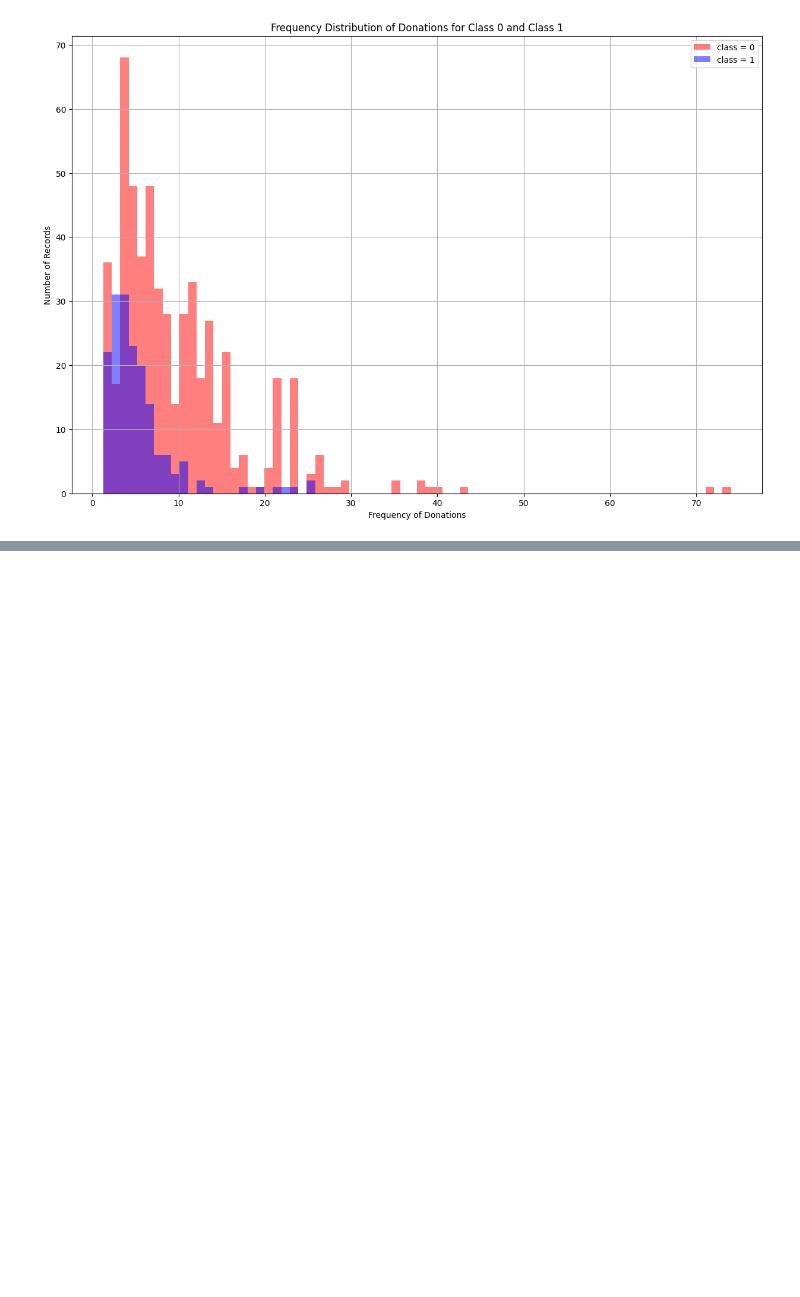
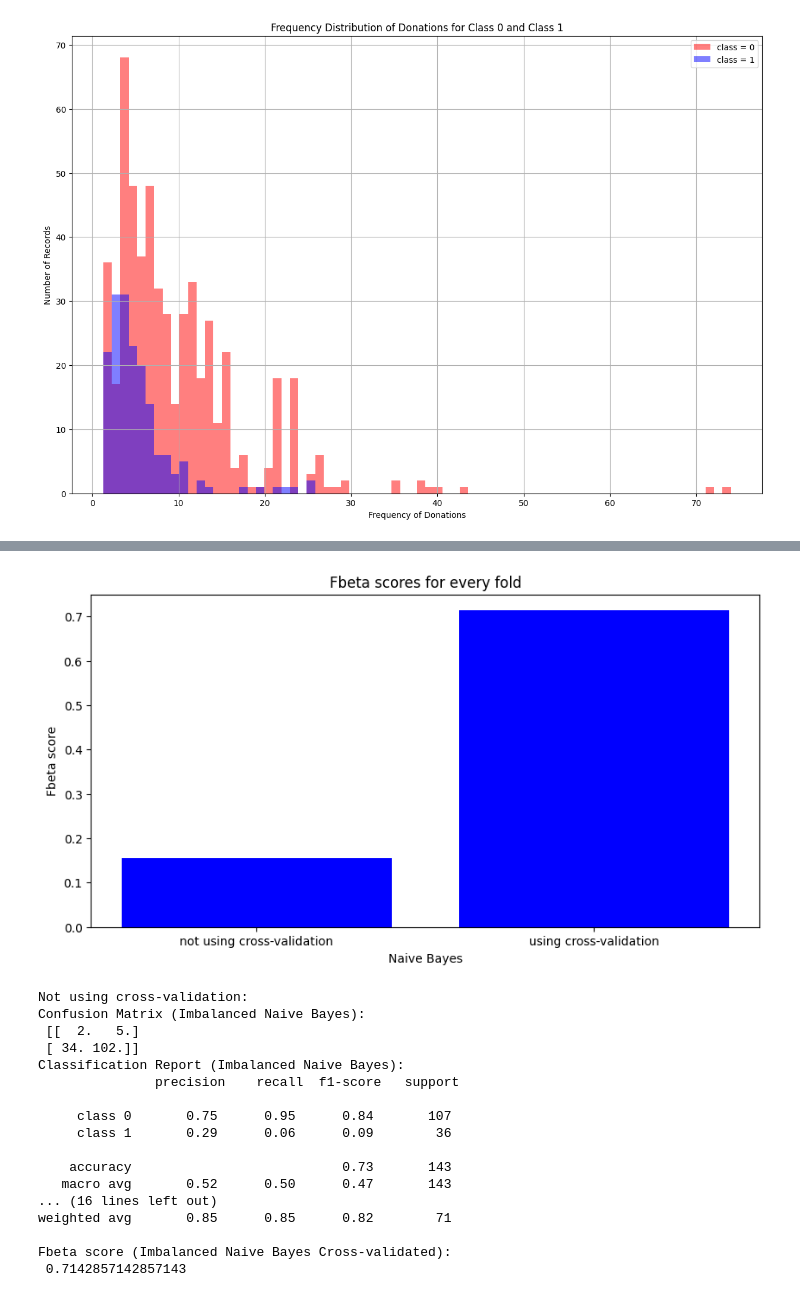
Before and after one commit to Nuraly1503/Data-Analytics, a Jupyter notebook: DA03/3-1.ipynb, the cells around one changed output, grey strips where cells are left out. Saved outputs shown, nothing was run; the diff lists cells and outputs as text; code cells hidden in the pictures; blank space fills up the shorter version.

```diff
--- a/DA03/3-1.ipynb
+++ b/DA03/3-1.ipynb
@@ -207,15 +209,21 @@ gnb = GaussianNB()
 gnb.fit(X_train, y_train)
 y_pred_imbalanced = gnb.predict(X_test)
 confusion_naive_imbalance = confusion_matrix(y_pred_imbalanced, y_test)
+fbeta_score_naive_imbalance = fbeta_score(y_test, y_pred_imbalanced, beta=0.5)
 print("Confusion Matrix (Imbalanced Naive Bayes):\n", confusion_naive_imbalance)
 print("Classification Report (Imbalanced Naive Bayes):\n", classification_report(y_test, y_pred_imbalanced, target_names=['class 0', 'class 1']))
+print("Fbeta score (Imbalanced Naive Bayes):\n", fbeta_score_naive_imbalance)
 
 # Train Naive Bayes on balanced data
 gnb.fit(X_train_res, y_train_res)
 y_pred_balanced = gnb.predict(X_test)
 confusion_naive_balance = confusion_matrix(y_pred_balanced, y_test)
+fbeta_score_naive_balanced = fbeta_score(y_test, y_pred_balanced, beta=0.5)
 print("Confusion Matrix (Balanced Naive Bayes):\n", confusion_naive_balance)
 print("Classification Report (Balanced Naive Bayes):\n", classification_report(y_test, y_pred_balanced, target_names=['class 0', 'class 1']))
+print("Fbeta score (Balanced Naive Bayes):\n", fbeta_score_naive_balanced)
+
+comparison_classification_report = classification_report(y_test, y_pred_imbalanced, target_names=['class 0', 'class 1'])
 # %% [output]
 Confusion Matrix (Imbalanced Naive Bayes):
  [[  2.   5.]
@@ -307,0 +379,40 @@ weighted avg       0.71      0.66      0.68       143
+# %%
+fbeta_comparison_fold = [fbeta_score_naive_imbalance, fbeta_scores_fold[7]]
+labels = ["not using cross-validation", "using cross-validation"]
+
+plt.figure(figsize=(10,5))
+plt.bar(labels, fbeta_comparison_fold, color='blue')
+
+plt.title('Fbeta scores for every fold')
+plt.xlabel('Naive Bayes')
+plt.ylabel('Fbeta score')
+plt.show()
+
+print("Not using cross-validation: ")
+print("Confusion Matrix (Imbalanced Naive Bayes):\n", confusion_naive_imbalance)
+print("Classification Report (Imbalanced Naive Bayes):\n", comparison_classification_report)
+print("Fbeta score (Imbalanced Naive Bayes):\n", fbeta_score_naive_imbalance)
+
+print("Using cross-validation: ")
+print("Confusion Matrix (Imbalanced Naive Bayes Cross-validated):\n", confusion_scores_fold[7])
+print("Classification Report (Imbalanced Naive Bayes Cross-validated):\n", classification_reports_fold[7])
+print("Fbeta score (Imbalanced Naive Bayes Cross-validated):\n", fbeta_scores_fold[7])
+# %% [output]
+[figure, added]
+Not using cross-validation:
+Confusion Matrix (Imbalanced Naive Bayes):
+ [[  2.   5.]
+ [ 34. 102.]]
+Classification Report (Imbalanced Naive Bayes):
+               precision    recall  f1-score   support
+
+     class 0       0.75      0.95      0.84       107
+     class 1       0.29      0.06      0.09        36
+
+    accuracy                           0.73       143
+   macro avg       0.52      0.50      0.47       143
+... (16 lines left out)
+weighted avg       0.85      0.85      0.82        71
+
+Fbeta score (Imbalanced Naive Bayes Cross-validated):
+ 0.7142857142857143
```
Also changed, not shown: parts of 5 cells of this notebook.
